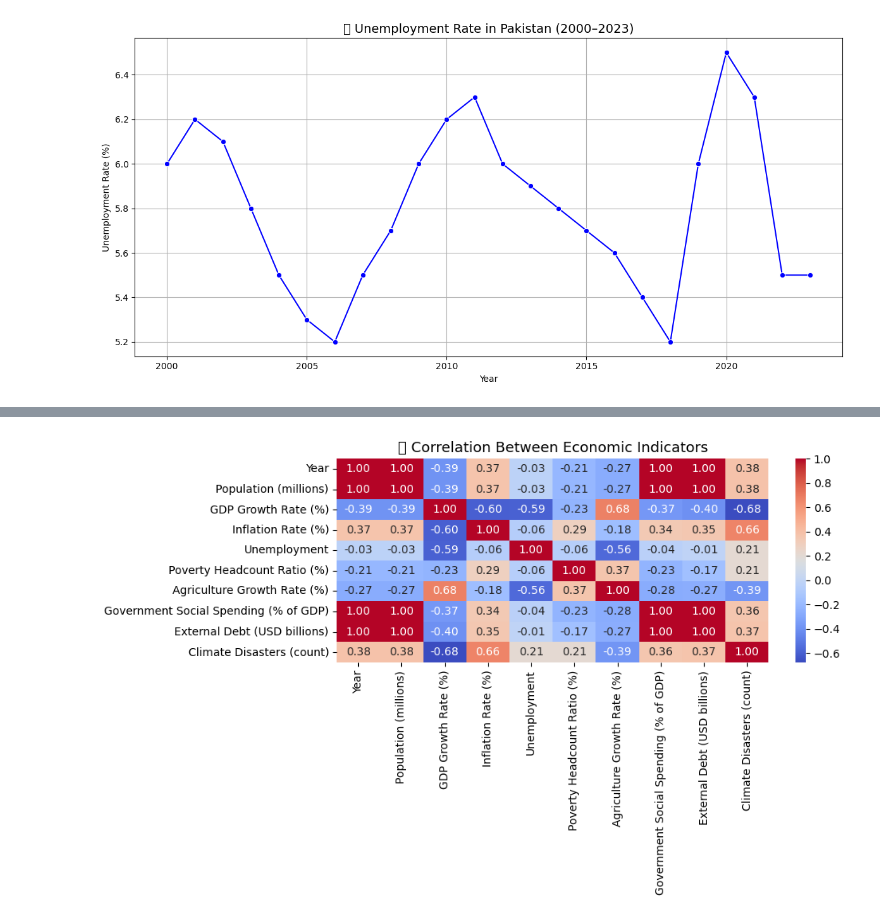
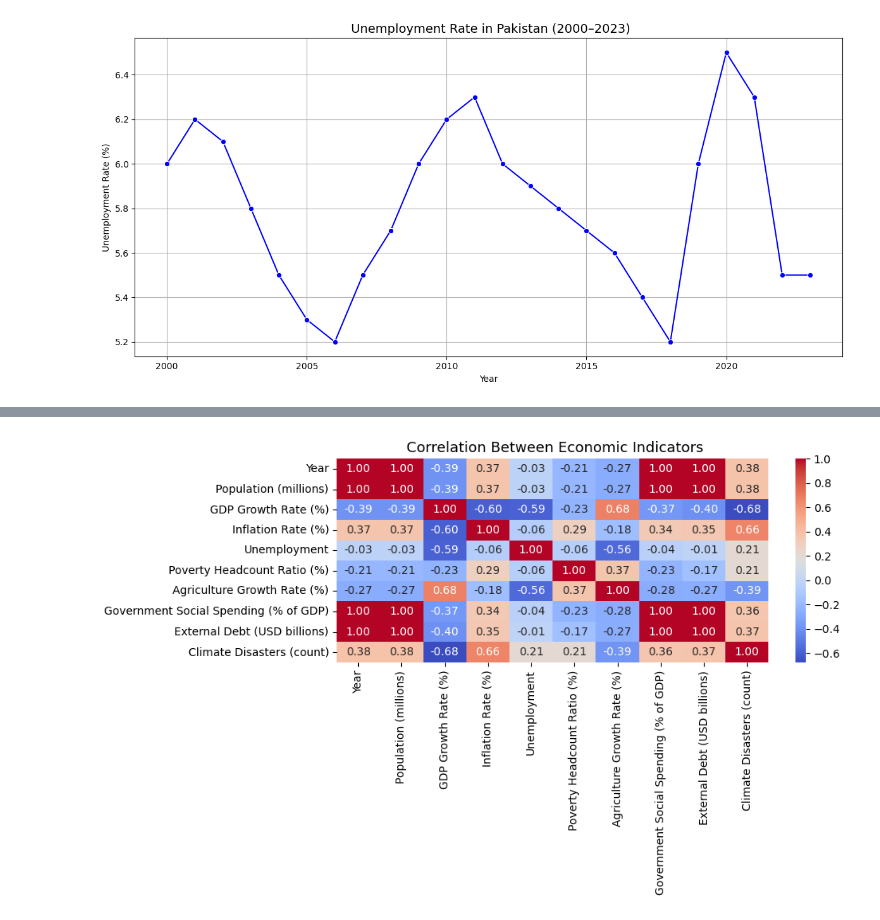
Before and after one commit to meesam331/-unemployment-in-_Pakistan-from-2000-2023, a Jupyter notebook: Unemployment Rate Analysis (2000–2023.ipynb, the cells around one changed output, grey strips where cells are left out. Saved outputs shown, nothing was run; the diff lists cells and outputs as text; code cells hidden in the pictures.

```diff
--- a/Unemployment Rate Analysis (2000–2023.ipynb
+++ b/Unemployment Rate Analysis (2000–2023.ipynb
@@ -45,9 +42,9 @@ Passing `palette` without assigning `hue` is deprecated and will be removed in v
 # %%
 # Correlation Heatmap
 plt.figure(figsize=(10, 6))
 sns.heatmap(df.corr(numeric_only=True), annot=True, cmap='coolwarm', fmt=".2f")
-plt.title('📊 Correlation Between Economic Indicators', fontsize=13)
+plt.title(' Correlation Between Economic Indicators', fontsize=13)
 plt.tight_layout()
 plt.show()
 # %% [output]
-[figure, old version]
+[figure, new version]
```
Also changed, not shown: parts of 2 cells of this notebook.
